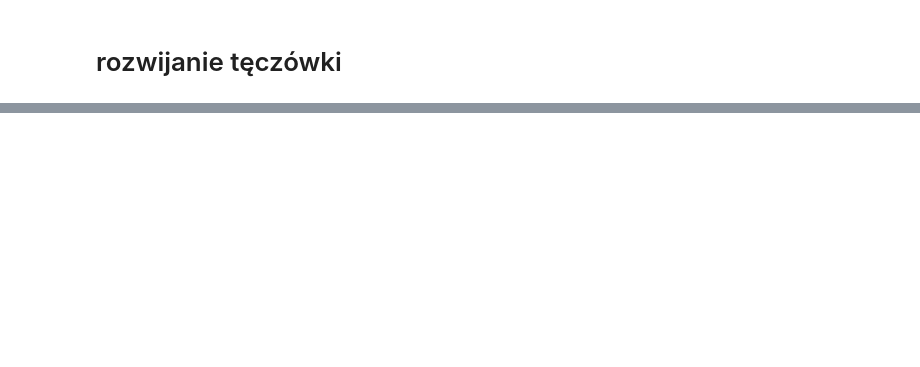
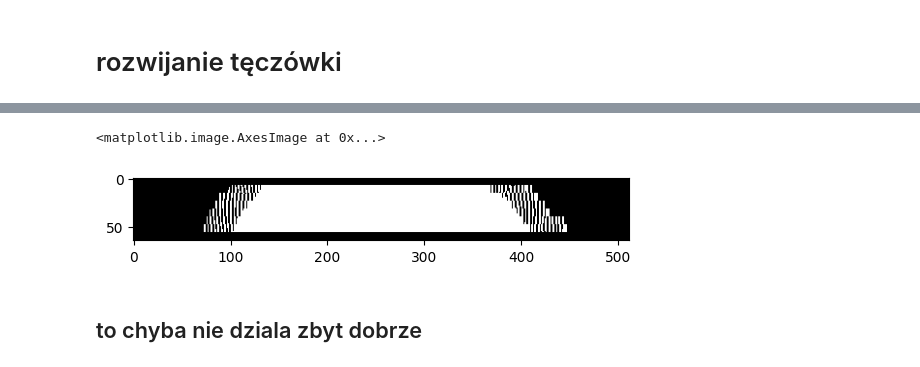
Before and after one commit to DeptuchMateusz/Biometria2, a Jupyter notebook: main.ipynb, the cells around one changed output, grey strips where cells are left out. Drawn from its saved outputs; the diff is of its cells as text; code cells hidden in the pictures; blank space fills up the shorter version.

```diff
--- a/main.ipynb
+++ b/main.ipynb
@@ -120,2 +367,42 @@ plt.show()
 # %% [markdown]
 # rozwijanie tęczówki
+# %%
+def normalize_iris(image, x, y, r_pupil, r_iris, height=64, width=512):
+    """
+    Normalize the iris region into a rectangular image.
+
+    Parameters:
+    - image: grayscale eye image
+    - x, y: center of the pupil and iris (assumed same)
+    - r_pupil: pupil radius
+    - r_iris: iris radius
+    - height: vertical resolution (r steps)
+    - width: horizontal resolution (theta steps)
+
+    Returns:
+    - normalized iris image
+    """
+    theta = np.linspace(0, 2 * np.pi, width)
+    r = np.linspace(0, 1, height)
+
+    # Create grid for polar coords
+    r_grid, theta_grid = np.meshgrid(r, theta)
+
+    # Interpolate from pupil to iris boundary
+    x_pupil = x + r_pupil * np.cos(theta_grid)
+    y_pupil = y + r_pupil * np.sin(theta_grid)
+    x_iris = x + r_iris * np.cos(theta_grid)
+    y_iris = y + r_iris * np.sin(theta_grid)
+
+    # Linear interpolation between pupil and iris
+    x_coords = (1 - r_grid) * x_pupil + r_grid * x_iris
+    y_coords = (1 - r_grid) * y_pupil + r_grid * y_iris
+
+    # Map coordinates to image
+    x_coords = np.clip(x_coords, 0, image.shape[1] - 1).astype(np.float32)
+    y_coords = np.clip(y_coords, 0, image.shape[0] - 1).astype(np.float32)
+
+    # Remap image using polar coords
+    normalized = cv2.remap(image, x_coords, y_coords, cv2.INTER_LINEAR)
+
+    return normalized.T # transpose to get (height x width)
@@ -121,0 +476,9 @@ plt.show()
+# %%
+normalized = normalize_iris(image, x, y, radius_pupil, radius_iris)
+code = iris_code(normalized)
+plt.imshow(code, cmap='gray')
+# %% [output]
+<matplotlib.image.AxesImage at 0x...>
+[figure, added]
+# %% [markdown]
+## to chyba nie dziala zbyt dobrze
```
Also changed, not shown: parts of 8 cells of this notebook.
